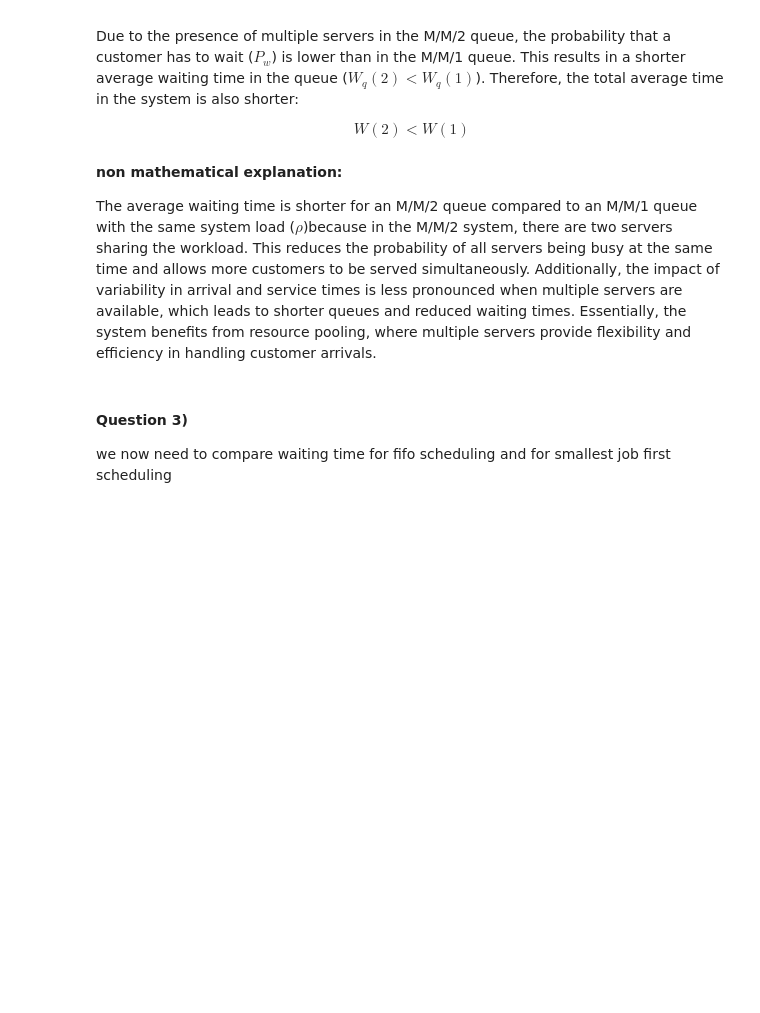
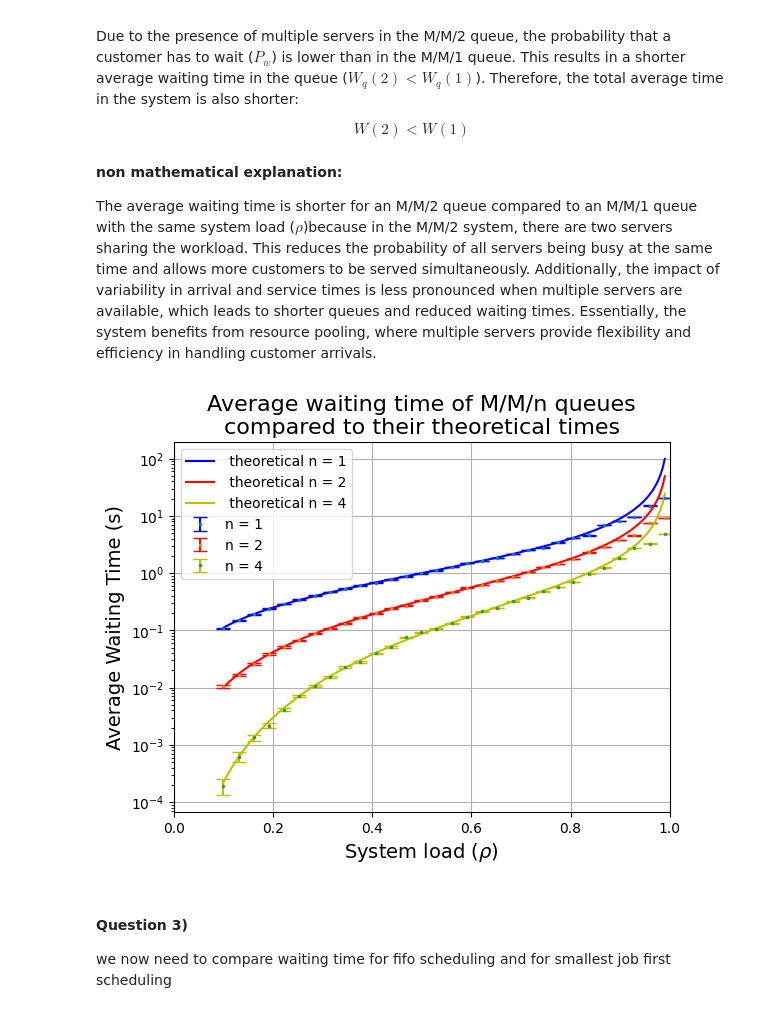
Before and after one commit to luka-waronig/Stochastic_sim_assignment_2, a Jupyter notebook: assignment_2.ipynb, the cells around one changed output. Saved outputs shown, nothing was run; the diff lists cells and outputs as text; code cells hidden in the pictures; blank space fills up the shorter version.

Commit message:
Small changes to graphs

```diff
--- a/assignment_2.ipynb
+++ b/assignment_2.ipynb
@@ -181,35 +181,38 @@ for servers in [1,2,4]:
 
 
 load = np.linspace(0.1, 0.99, 200)
 
 for servers in [1,2,4]:
 
     theoretical_times = []
 
     for value in load:
 
         Lambda = value * servers * mu
 
         result = theoretical(Lambda, mu, servers)
         theoretical_times.append(result)
 
     if servers == 1:
         tag = 'b'
     elif servers == 2:
         tag = 'r'
     elif servers == 4:
         tag = 'y'
 
     plt.plot(load, theoretical_times, color = tag, label = f' theoretical n = {servers}')
 
 plt.legend()
 plt.grid()
 plt.yscale('log')
-plt.xlabel('load', fontsize = 14)
-plt.ylabel('average wait time', fontsize = 14)
+plt.xlabel(r'System load ($\rho$)', fontsize = 14)
+plt.ylabel('Average Waiting Time (s)', fontsize = 14)
 plt.title('Average waiting time of M/M/n queues\ncompared to their theoretical times', fontsize = 16)
+plt.xlim(0,1)
 plt.savefig('MMn_vs_theoretical.png', dpi = 400)
 plt.show()
+# %% [output]
+[figure, added]
 # %% [markdown]
 #### Question 3)
 
```
Also changed, not shown: parts of 1 cell of this notebook, 2 other files.
